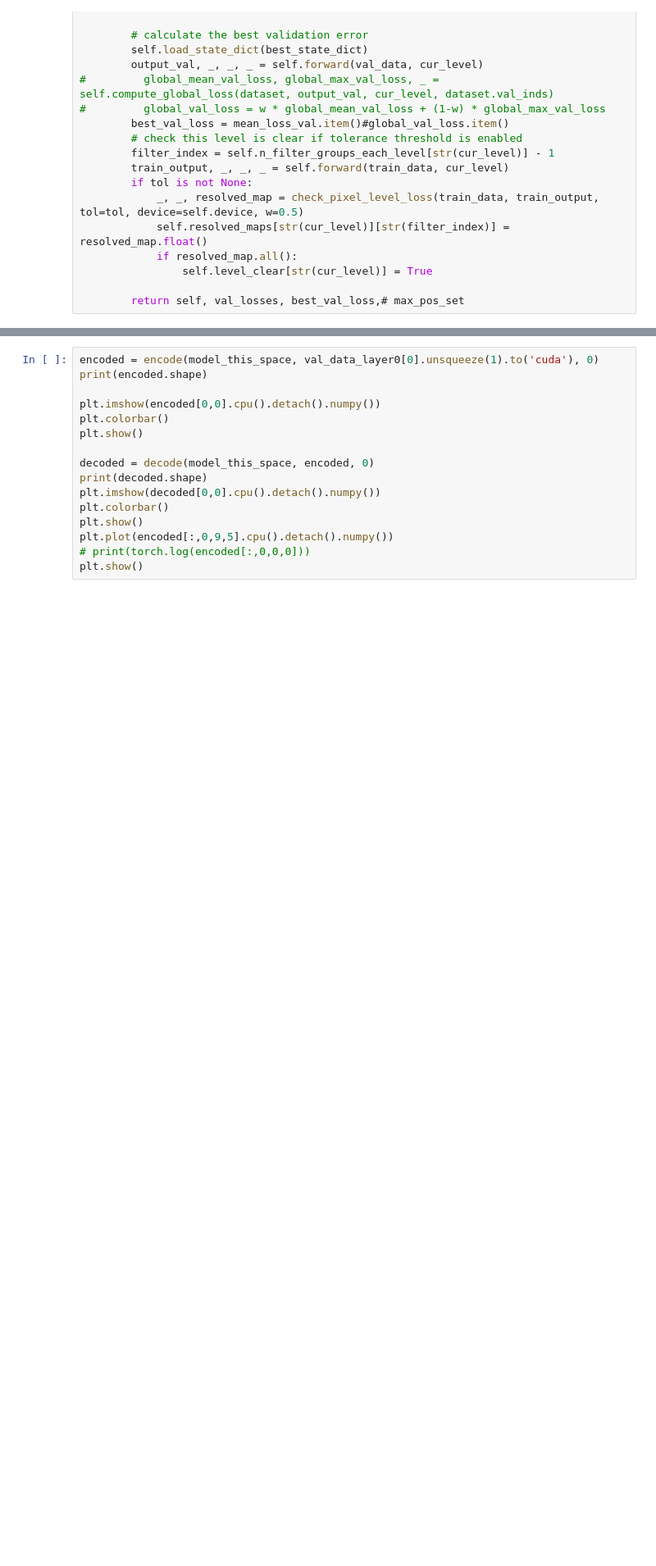
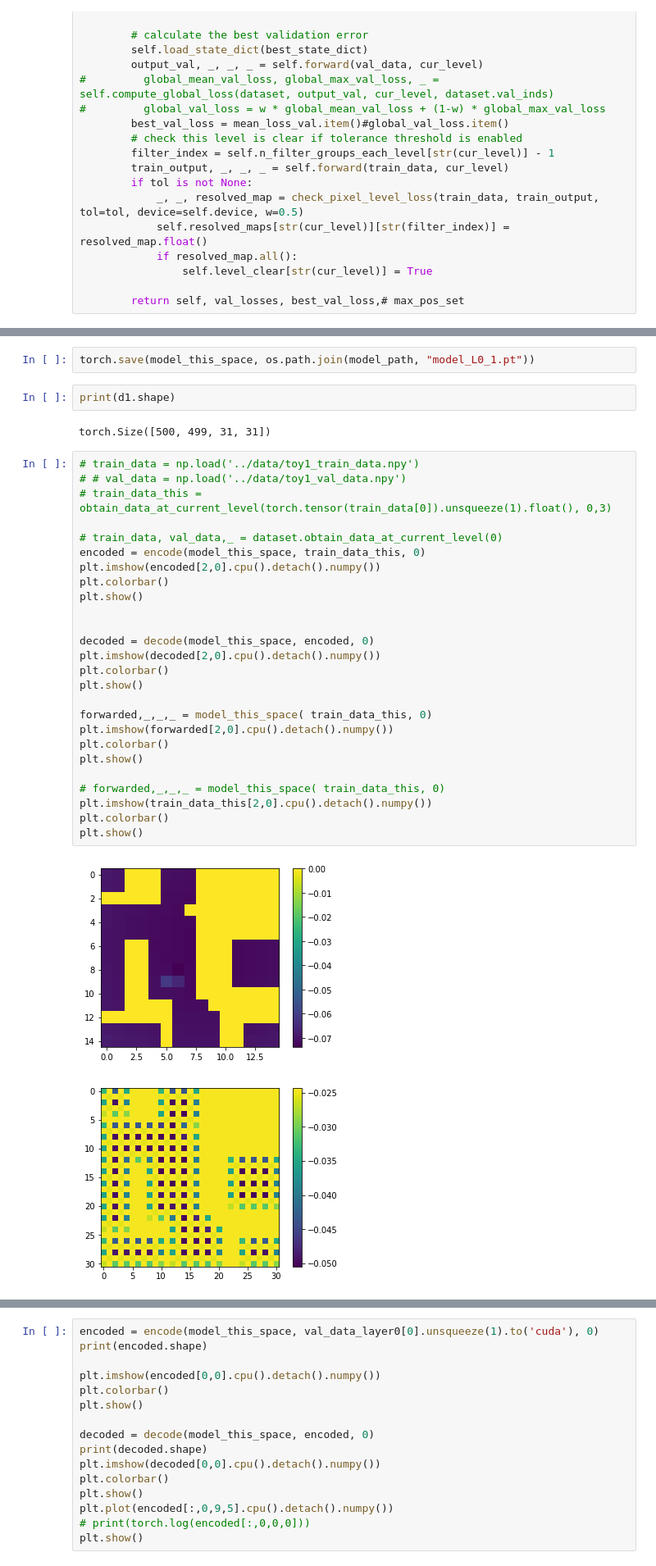
Before and after one commit to KatieJ16/Time_Space_multiscale, a Jupyter notebook: scripts/MrCAE_toy1_add_time_next_step.ipynb, the cells around one changed output, grey strips where cells are left out. Shown at 82% size. Saved outputs shown, nothing was run; the diff lists cells and outputs as text; blank space fills up the shorter version.

```diff
--- a/scripts/MrCAE_toy1_add_time_next_step.ipynb
+++ b/scripts/MrCAE_toy1_add_time_next_step.ipynb
@@ -552,0 +615,35 @@ epoch [3000/3000]:
+# %%
+torch.save(model_this_space, os.path.join(model_path, "model_L0_1.pt"))
+# %%
+print(d1.shape)
+# %% [output]
+torch.Size([500, 499, 31, 31])
+# %%
+# train_data = np.load('../data/toy1_train_data.npy')
+# # val_data = np.load('../data/toy1_val_data.npy')
+# train_data_this = obtain_data_at_current_level(torch.tensor(train_data[0]).unsqueeze(1).float(), 0,3)
+
+# train_data, val_data,_ = dataset.obtain_data_at_current_level(0)
+encoded = encode(model_this_space, train_data_this, 0)
+plt.imshow(encoded[2,0].cpu().detach().numpy())
+plt.colorbar()
+plt.show()
+
+
+decoded = decode(model_this_space, encoded, 0)
+plt.imshow(decoded[2,0].cpu().detach().numpy())
+plt.colorbar()
+plt.show()
+
+forwarded,_,_,_ = model_this_space( train_data_this, 0)
+plt.imshow(forwarded[2,0].cpu().detach().numpy())
+plt.colorbar()
+plt.show()
+
+# forwarded,_,_,_ = model_this_space( train_data_this, 0)
+plt.imshow(train_data_this[2,0].cpu().detach().numpy())
+plt.colorbar()
+plt.show()
+# %% [output]
+[figure, added]
+[figure, added]
```
Also changed, not shown: parts of 21 cells of this notebook.
